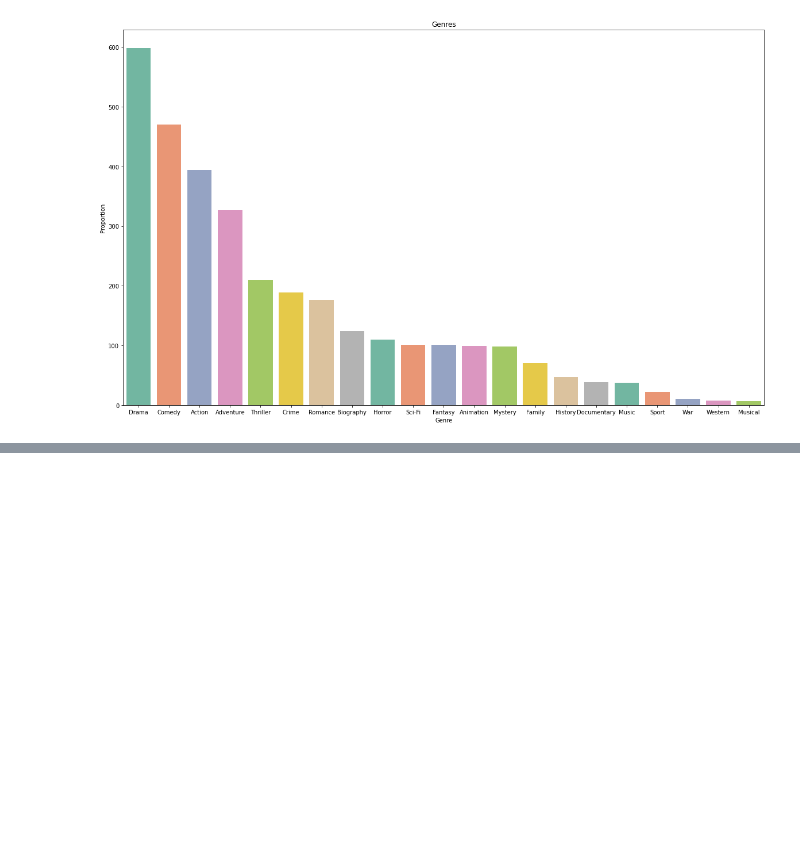
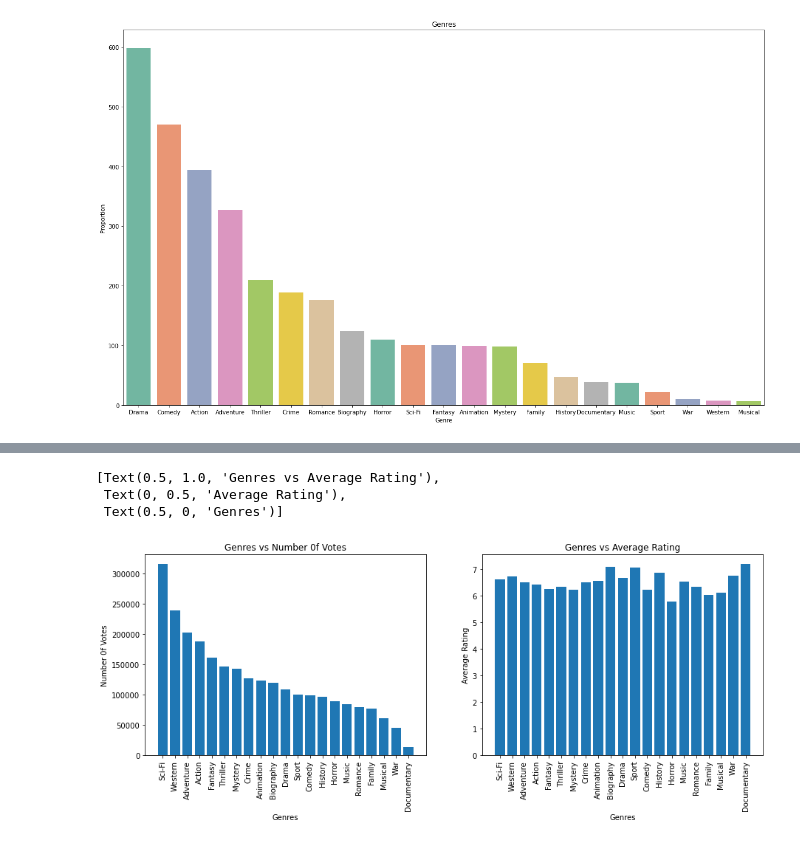
Before and after one commit to ENyawera/dsc-phase-1-project-movies, a Jupyter notebook: movies_data_analysis.ipynb, the cells around one changed output, grey strips where cells are left out. Cells and saved outputs as stored; diff of their text form; code cells hidden in the pictures; blank space fills up the shorter version.

```diff
--- a/movies_data_analysis.ipynb
+++ b/movies_data_analysis.ipynb
@@ -335,0 +383,8 @@ This would preferably be the best genres to invest but in conjuction with other
+# %%
+#creating new df to get the mean of the `averagerating`
+#sorting the new df in descending order of numvotes
+
+ratings_df = exploded_df[['averagerating', 'numvotes', 'genres']]
+
+ratings_mean_df = ratings_df.groupby('genres').mean().reset_index().sort_values(by='numvotes', ascending=False)
+ratings_mean_df.head()
@@ -335,0 +398,22 @@ This would preferably be the best genres to invest but in conjuction with other
+# %%
+#plotting the bargraphs side by side
+
+fig, (ax1, ax2) = plt.subplots(figsize=(15, 5), ncols=2)
+
+X = ratings_mean_df['genres']
+Y1 = ratings_mean_df['numvotes']
+Y2 = ratings_mean_df['averagerating']
+
+ax1.bar(X, Y1)
+ax2.bar(X, Y2)
+
+ax1.tick_params(axis='x', labelrotation=90)
+ax2.tick_params(axis='x', labelrotation=90)
+
+ax1.set(title='Genres vs Number 0f Votes', ylabel='Number 0f Votes', xlabel='Genres')
+ax2.set(title='Genres vs Average Rating', ylabel='Average Rating', xlabel='Genres')
+# %% [output]
+[Text(0.5, 1.0, 'Genres vs Average Rating'),
+ Text(0, 0.5, 'Average Rating'),
+ Text(0.5, 0, 'Genres')]
+[figure, added]
```
Also changed, not shown: parts of 28 cells of this notebook.
